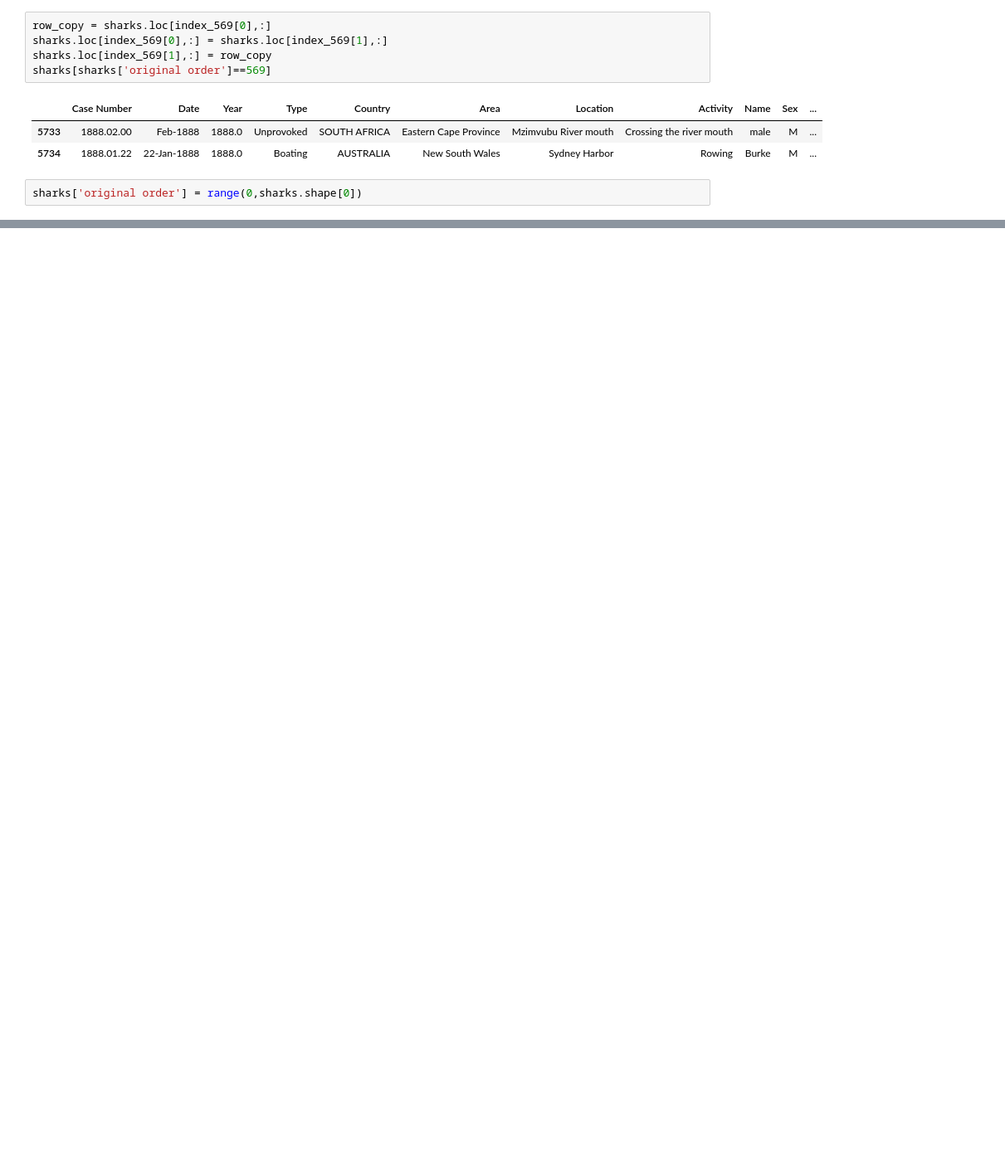
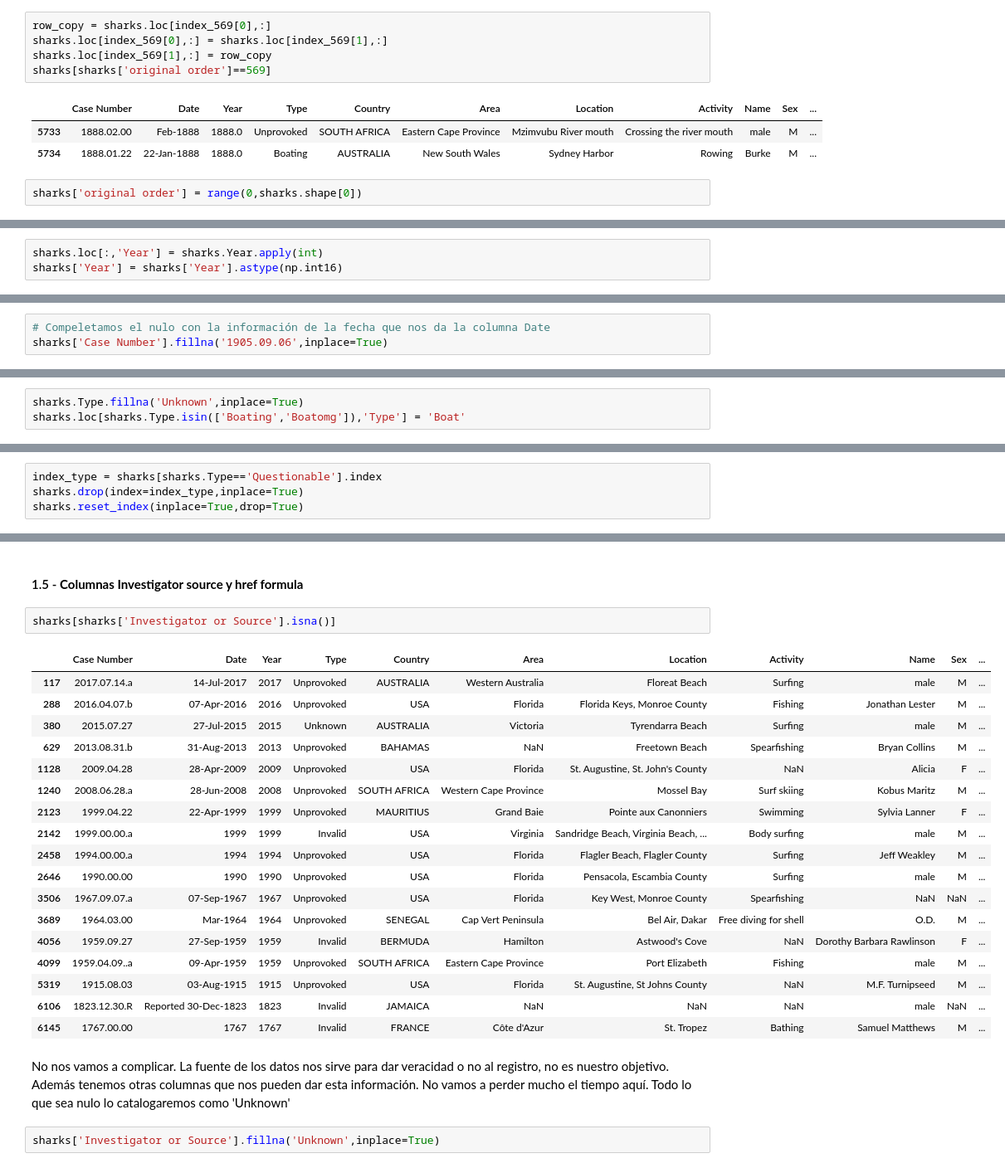
Before and after one commit to gusavato/1_IRONHACK_Sharks, a Jupyter notebook: jupyter/main.ipynb, the cells around one changed output, grey strips where cells are left out. Shown at 83% size. Cells and saved outputs as stored; diff of their text form; blank space fills up the shorter version.

Commit message:
trabajando en columnas injury y fatal

```diff
--- a/jupyter/main.ipynb
+++ b/jupyter/main.ipynb
@@ -342,0 +407,3 @@ Name: original order, Length: 6302, dtype: int64
+# %%
+sharks.loc[:,'Year'] = sharks.Year.apply(int)
+sharks['Year'] = sharks['Year'].astype(np.int16)
@@ -342,0 +452,3 @@ Name: original order, Length: 6302, dtype: int64
+# %%
+# Compeletamos el nulo con la información de la fecha que nos da la columna Date
+sharks['Case Number'].fillna('1905.09.06',inplace=True)
@@ -342,0 +481,3 @@ Name: original order, Length: 6302, dtype: int64
+# %%
+sharks.Type.fillna('Unknown',inplace=True)
+sharks.loc[sharks.Type.isin(['Boating','Boatomg']),'Type'] = 'Boat'
@@ -342,0 +490,4 @@ Name: original order, Length: 6302, dtype: int64
+# %%
+index_type = sharks[sharks.Type=='Questionable'].index
+sharks.drop(index=index_type,inplace=True)
+sharks.reset_index(inplace=True,drop=True)
@@ -342,0 +514,27 @@ Name: original order, Length: 6302, dtype: int64
+# %% [markdown]
+#### 1.5 - **Columnas Investigator source y href formula**
+# %%
+sharks[sharks['Investigator or Source'].isna()]
+# %% [output]
+|  | Case Number | Date | Year | Type | Country | Area | Location | Activity | Name | Sex | ... |
+| 117 | 2017.07.14.a | 14-Jul-2017 | 2017 | Unprovoked | AUSTRALIA | Western Australia | Floreat Beach | Surfing | male | M | ... |
+| 288 | 2016.04.07.b | 07-Apr-2016 | 2016 | Unprovoked | USA | Florida | Florida Keys, Monroe County | Fishing | Jonathan Lester | M | ... |
+| 380 | 2015.07.27 | 27-Jul-2015 | 2015 | Unknown | AUSTRALIA | Victoria | Tyrendarra Beach | Surfing | male | M | ... |
+| 629 | 2013.08.31.b | 31-Aug-2013 | 2013 | Unprovoked | BAHAMAS | NaN | Freetown Beach | Spearfishing | Bryan Collins | M | ... |
+| 1128 | 2009.04.28 | 28-Apr-2009 | 2009 | Unprovoked | USA | Florida | St. Augustine, St. John's County | NaN | Alicia | F | ... |
+| 1240 | 2008.06.28.a | 28-Jun-2008 | 2008 | Unprovoked | SOUTH AFRICA | Western Cape Province | Mossel Bay | Surf skiing | Kobus Maritz | M | ... |
+| 2123 | 1999.04.22 | 22-Apr-1999 | 1999 | Unprovoked | MAURITIUS | Grand Baie | Pointe aux Canonniers | Swimming | Sylvia Lanner | F | ... |
+| 2142 | 1999.00.00.a | 1999 | 1999 | Invalid | USA | Virginia | Sandridge Beach, Virginia Beach, ... | Body surfing | male | M | ... |
+| 2458 | 1994.00.00.a | 1994 | 1994 | Unprovoked | USA | Florida | Flagler Beach, Flagler County | Surfing | Jeff Weakley | M | ... |
+| 2646 | 1990.00.00 | 1990 | 1990 | Unprovoked | USA | Florida | Pensacola, Escambia County | Surfing | male | M | ... |
+| 3506 | 1967.09.07.a | 07-Sep-1967 | 1967 | Unprovoked | USA | Florida | Key West, Monroe County | Spearfishing | NaN | NaN | ... |
+| 3689 | 1964.03.00 | Mar-1964 | 1964 | Unprovoked | SENEGAL | Cap Vert Peninsula | Bel Air, Dakar | Free diving for shell | O.D. | M | ... |
+| 4056 | 1959.09.27 | 27-Sep-1959 | 1959 | Invalid | BERMUDA | Hamilton | Astwood's Cove | NaN | Dorothy Barbara Rawlinson | F | ... |
+| 4099 | 1959.04.09..a | 09-Apr-1959 | 1959 | Unprovoked | SOUTH AFRICA | Eastern Cape Province | Port Elizabeth | Fishing | male | M | ... |
+| 5319 | 1915.08.03 | 03-Aug-1915 | 1915 | Unprovoked | USA | Florida | St. Augustine, St Johns County | NaN | M.F. Turnipseed | M | ... |
+| 6106 | 1823.12.30.R | Reported 30-Dec-1823 | 1823 | Invalid | JAMAICA | NaN | NaN | NaN | male | NaN | ... |
+| 6145 | 1767.00.00 | 1767 | 1767 | Invalid | FRANCE | Côte d'Azur | St. Tropez | Bathing | Samuel Matthews | M | ... |
+# %% [markdown]
+No nos vamos a complicar. La fuente de los datos nos sirve para dar veracidad o no al registro, no es nuestro objetivo. Además tenemos otras columnas que nos pueden dar esta información. No vamos a perder mucho el tiempo aquí. Todo lo que sea nulo lo catalogaremos como 'Unknown'
+# %%
+sharks['Investigator or Source'].fillna('Unknown',inplace=True)
```
Also changed, not shown: parts of 60 cells of this notebook.
